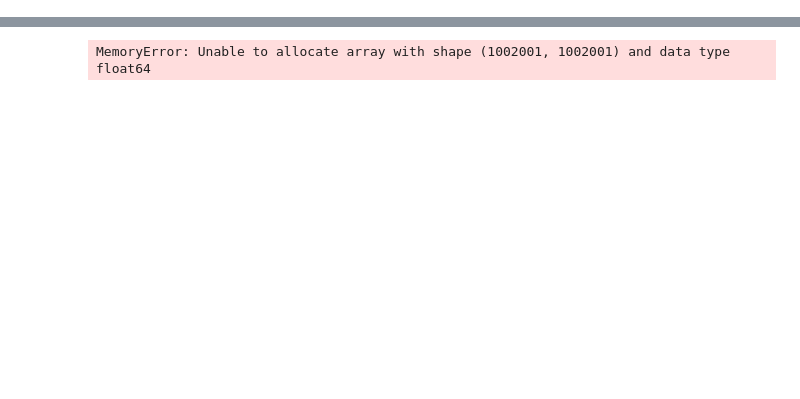
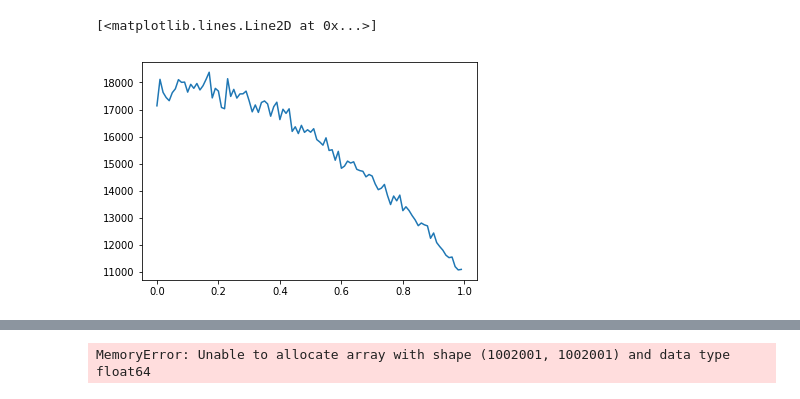
Before and after one commit to eslikerem080/personal_project, a Jupyter notebook: simulations/bitcoin_blockchain.ipynb, the cells around one changed output, grey strips where cells are left out. Saved outputs shown, nothing was run; the diff lists cells and outputs as text; code cells hidden in the pictures; blank space fills up the shorter version.

```diff
--- a/simulations/bitcoin_blockchain.ipynb
+++ b/simulations/bitcoin_blockchain.ipynb
@@ -316,3 +324,8 @@ net.show("example.html")
+# %%
+plt.plot(stages, Ascendencies)
+# %% [output]
+[<matplotlib.lines.Line2D at 0x...>]
+[figure, added]
 # %%
 nx.draw(G)
 plt.show()
```
Also changed, not shown: parts of 8 cells of this notebook, 2 other files.
